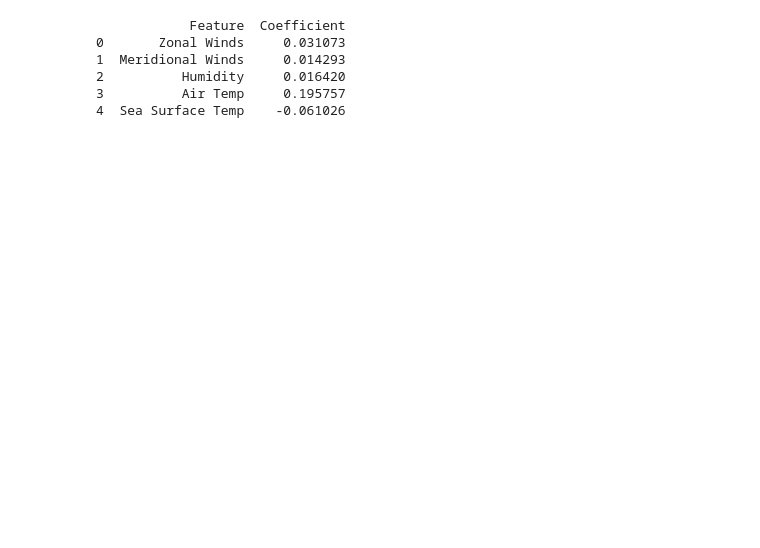
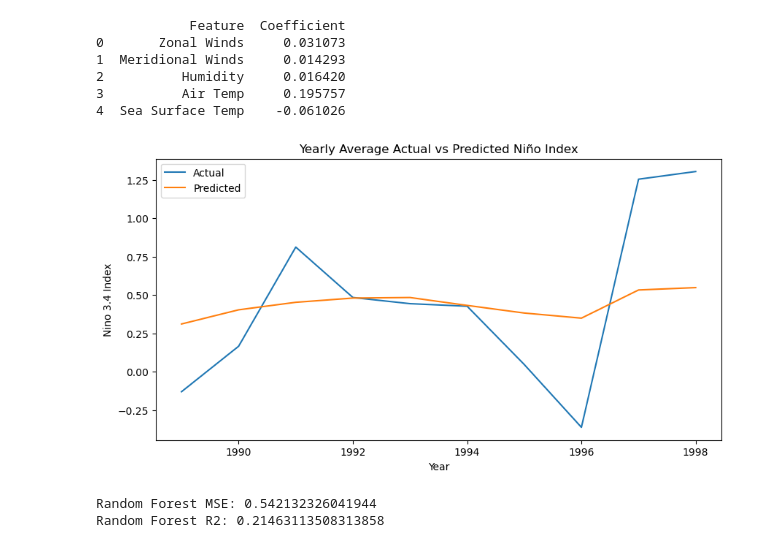
Before and after one commit to TkieuSU/Elnino, a Jupyter notebook: FinalProject.ipynb, the cells around one changed output. Cells and saved outputs as stored; diff of their text form; code cells hidden in the pictures; blank space fills up the shorter version.

Commit message:
Update FinalProject notebook with Random Forest

```diff
--- a/FinalProject.ipynb
+++ b/FinalProject.ipynb
@@ -259,3 +262,50 @@ print(coefficients)
 2          Humidity     0.016420
 3          Air Temp     0.195757
 4  Sea Surface Temp    -0.061026
+# %%
+results = pd.DataFrame({
+    "Year": elnino.loc[y_test.index, "Year"],
+    "Actual": y_test,
+    "Predicted": y_pred
+})
+
+yearly = results.groupby("Year")[["Actual","Predicted"]].mean().reset_index()
+
+plt.figure(figsize=(10,5))
+
+plt.plot(yearly["Year"], yearly["Actual"], label="Actual")
+plt.plot(yearly["Year"], yearly["Predicted"], label="Predicted")
+
+plt.xlabel("Year")
+plt.ylabel("Nino 3.4 Index")
+plt.title("Yearly Average Actual vs Predicted Niño Index")
+
+plt.legend()
+plt.show()
+# %% [output]
+[figure, added]
+# %%
+from sklearn.ensemble import RandomForestRegressor
+from sklearn.metrics import mean_squared_error, r2_score
+
+# Initialize model
+rf = RandomForestRegressor(
+    n_estimators=100,
+    random_state=42
+)
+
+# Train model
+rf.fit(X_train, y_train)
+
+# Make predictions
+y_pred_rf = rf.predict(X_test)
+
+# Evaluate model
+mse_rf = mean_squared_error(y_test, y_pred_rf)
+r2_rf = r2_score(y_test, y_pred_rf)
+
+print("Random Forest MSE:", mse_rf)
+print("Random Forest R2:", r2_rf)
+# %% [output]
+Random Forest MSE: 0.542132326041944
+Random Forest R2: 0.21463113508313858
```
Also changed, not shown: parts of 6 cells of this notebook.
